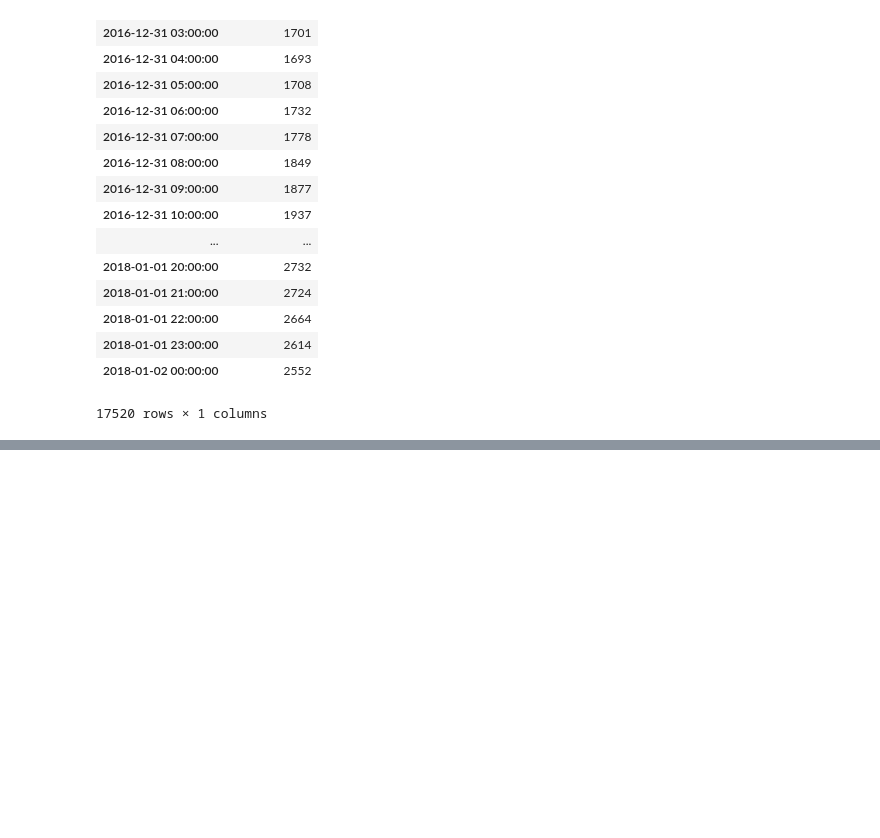
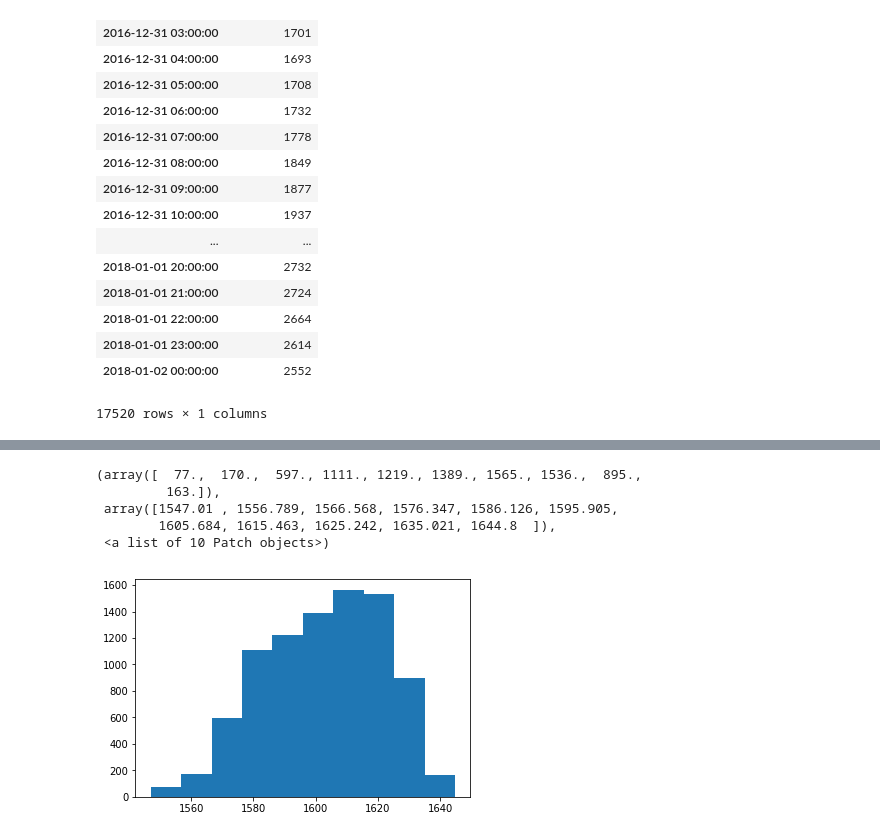
Before and after one commit to Pconstan/Data_Group_1, a Jupyter notebook: DPL_Scratch.ipynb, the cells around one changed output, grey strips where cells are left out. Saved outputs shown, nothing was run; the diff lists cells and outputs as text; code cells hidden in the pictures; blank space fills up the shorter version.

```diff
--- a/DPL_Scratch.ipynb
+++ b/DPL_Scratch.ipynb
@@ -232,0 +289,16 @@ plt.show()
+# %%
+temp = []
+for i in range(0,len(combined_df[combined_df.Year == 2017])):
+    t = combined_df.iloc[i]["Temperature(F)"]
+    for j in range(0,23):
+        t += combined_df.iloc[j]["Temperature(F)"]
+    temp.append(t.mean())
+temp
+plt.hist(temp)
+# %% [output]
+(array([  77.,  170.,  597., 1111., 1219., 1389., 1565., 1536.,  895.,
+         163.]),
+ array([1547.01 , 1556.789, 1566.568, 1576.347, 1586.126, 1595.905,
+        1605.684, 1615.463, 1625.242, 1635.021, 1644.8  ]),
+ <a list of 10 Patch objects>)
+[figure, added]
```
Also changed, not shown: parts of 25 cells of this notebook.
